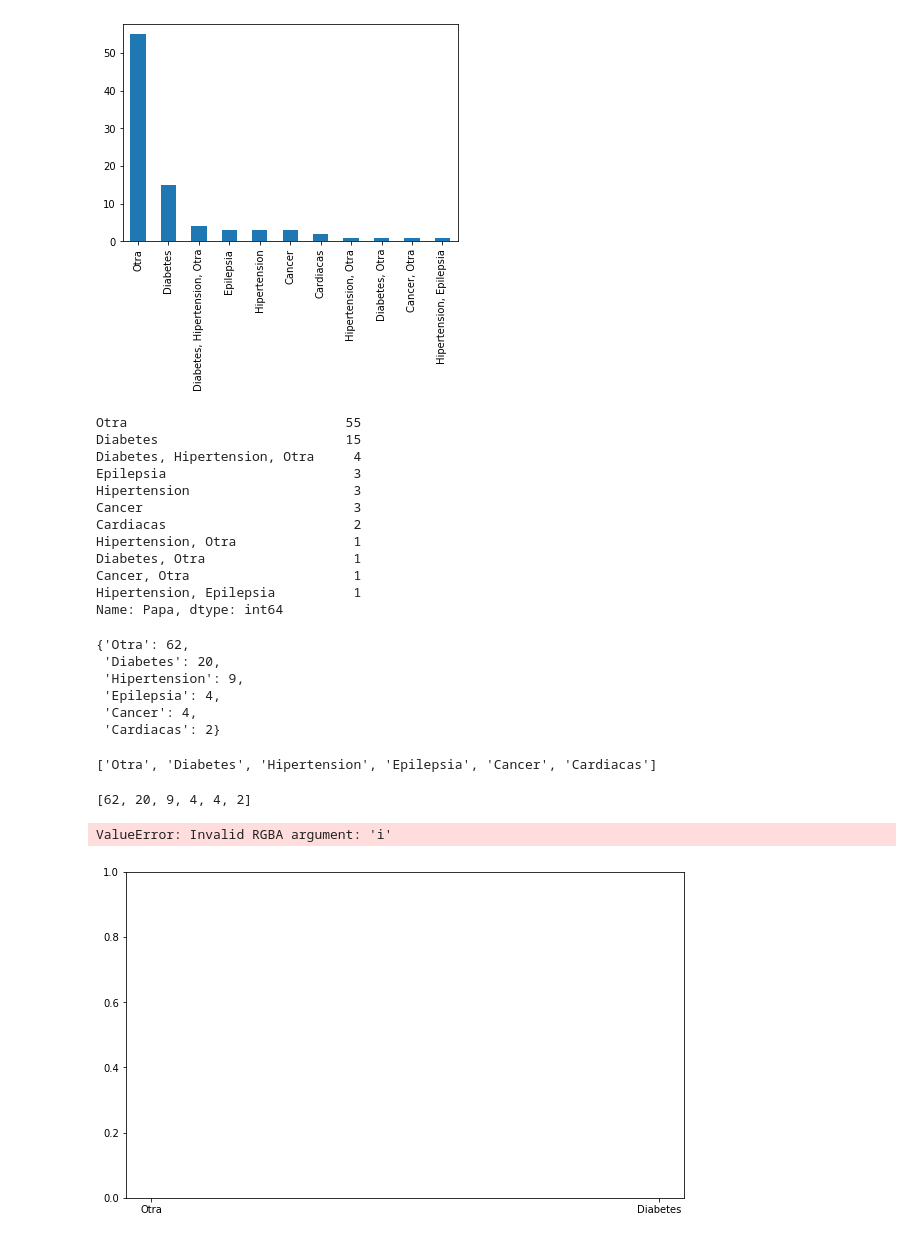
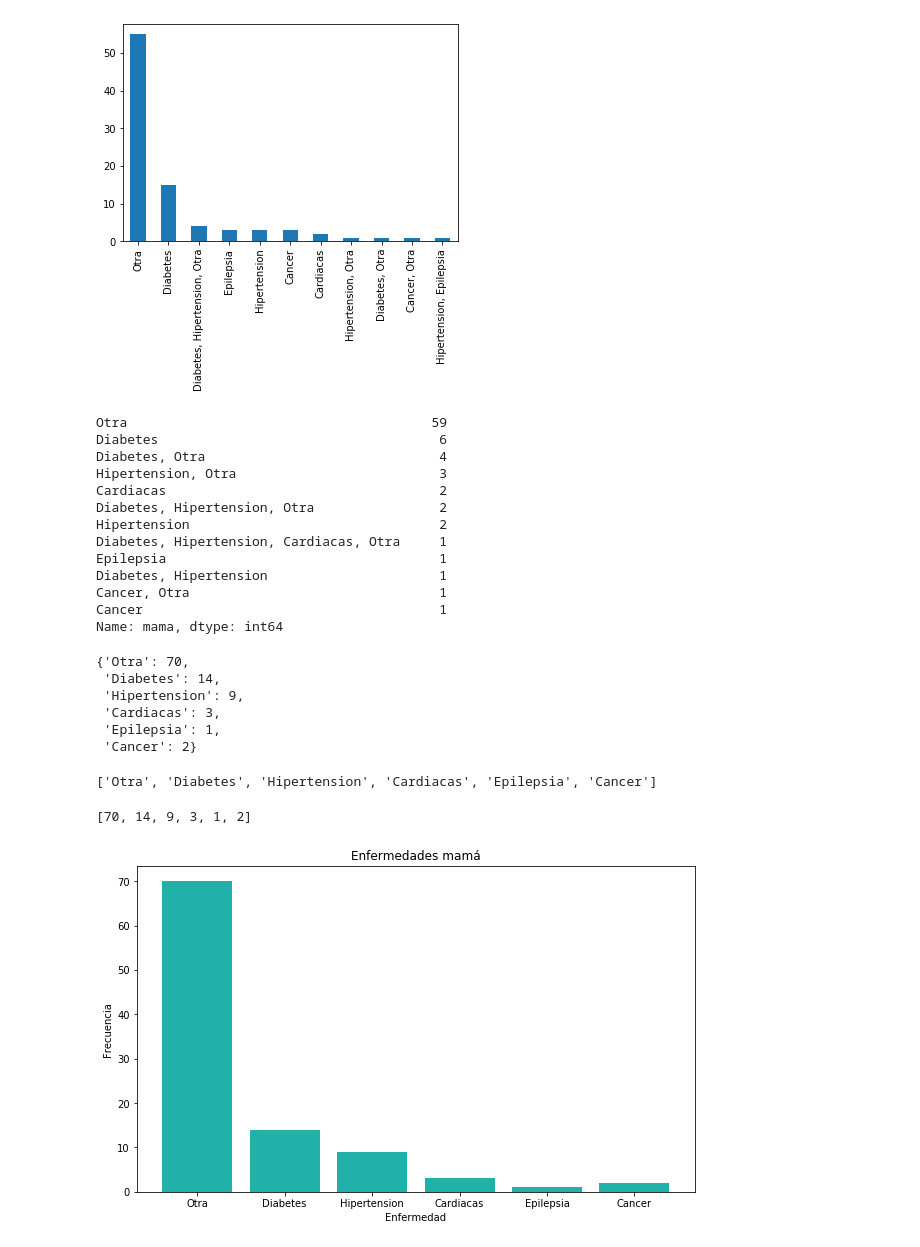
Before and after one commit to UlisesJuarez/Proyecto-escuelas, a Jupyter notebook: historial clinico.ipynb, the cells around one changed output. Saved outputs shown, nothing was run; the diff lists cells and outputs as text; code cells hidden in the pictures.

Commit message:
grafica por familiar y color diferente

```diff
--- a/historial clinico.ipynb
+++ b/historial clinico.ipynb
@@ -103,21 +103,22 @@ fig=datos["Papa"].value_counts().plot(kind="bar")
 <matplotlib.axes._subplots.AxesSubplot at 0x...>
 [figure]
 # %%
-enfermedades=datos["Papa"].value_counts()
+enfermedades=datos["mama"].value_counts()
 enfermedades
 # %% [output]
-Otra                            55
-Diabetes                        15
-Diabetes, Hipertension, Otra     4
-Epilepsia                        3
-Hipertension                     3
-Cancer                           3
-Cardiacas                        2
-Hipertension, Otra               1
-Diabetes, Otra                   1
-Cancer, Otra                     1
-Hipertension, Epilepsia          1
-Name: Papa, dtype: int64
+Otra                                       59
+Diabetes                                    6
+Diabetes, Otra                              4
+Hipertension, Otra                          3
+Cardiacas                                   2
+Diabetes, Hipertension, Otra                2
+Hipertension                                2
+Diabetes, Hipertension, Cardiacas, Otra     1
+Epilepsia                                   1
+Diabetes, Hipertension                      1
+Cancer, Otra                                1
+Cancer                                      1
+Name: mama, dtype: int64
 # %%
 lista_enfermedades={}
 # %%
@@ -137,30 +138,29 @@ for i in enfermedades.items():
 # %%
 lista_enfermedades
 # %% [output]
-{'Otra': 62,
- 'Diabetes': 20,
+{'Otra': 70,
+ 'Diabetes': 14,
  'Hipertension': 9,
- 'Epilepsia': 4,
- 'Cancer': 4,
- 'Cardiacas': 2}
+ 'Cardiacas': 3,
+ 'Epilepsia': 1,
+ 'Cancer': 2}
 # %%
 lista_enfermedades.keys()
 x=[i for i in lista_enfermedades.keys()]
 x
 # %% [output]
-['Otra', 'Diabetes', 'Hipertension', 'Epilepsia', 'Cancer', 'Cardiacas']
+['Otra', 'Diabetes', 'Hipertension', 'Cardiacas', 'Epilepsia', 'Cancer']
 # %%
 lista_enfermedades.values()
 y=[i for i in lista_enfermedades.values()]
 y
 # %% [output]
-[62, 20, 9, 4, 4, 2]
+[70, 14, 9, 3, 1, 2]
 # %%
 fig,ax=plt.subplots(figsize=(10,6))
-ax.bar(x,y,color="winter")
-ax.set(title="Enfermedades Padre",
+ax.bar(x,y,color="lightseagreen")
+ax.set(title="Enfermedades mamá",
       xlabel="Enfermedad",
       ylabel="Frecuencia");
 # %% [output]
-ValueError: Invalid RGBA argument: 'i'
-[figure, old version]
+[figure, new version]
```
